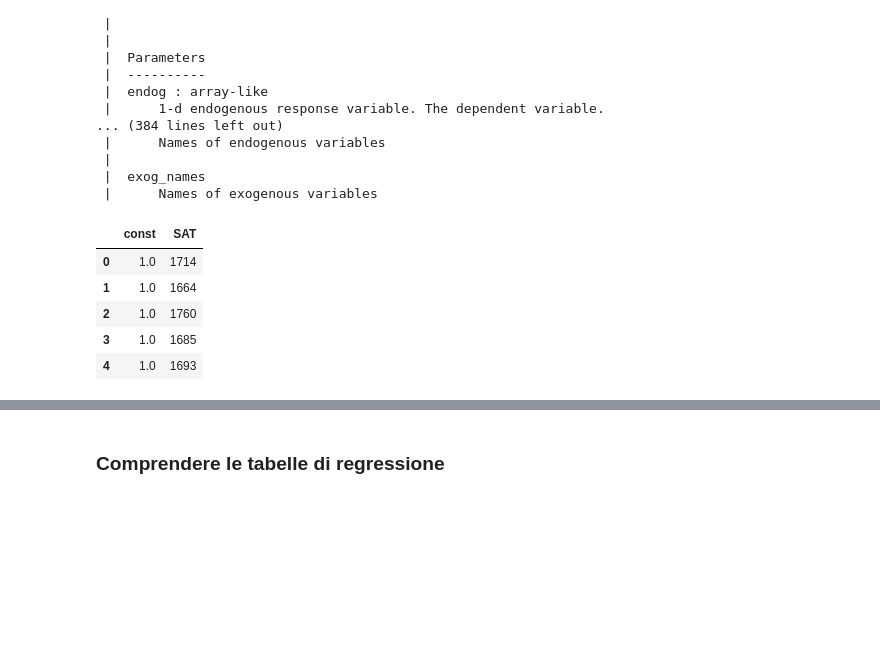
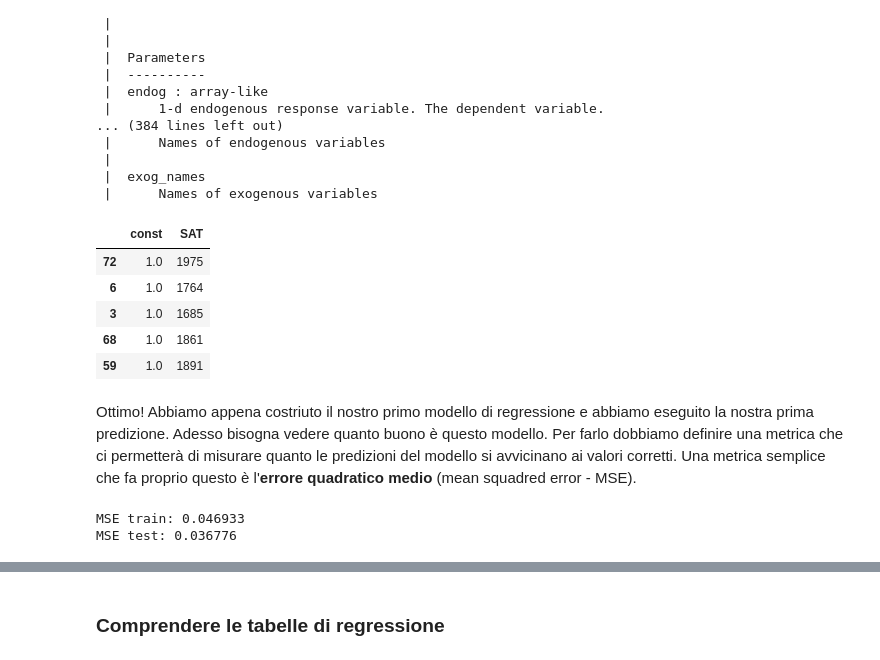
Before and after one commit to PietroDS/DataScience-HEP, a Jupyter notebook: Lezioni/Lezione 3.A - Regressione.ipynb, the cells around one changed output, grey strips where cells are left out. Cells and saved outputs as stored; diff of their text form; code cells hidden in the pictures; blank space fills up the shorter version.

```diff
--- a/Lezioni/Lezione 3.A - Regressione.ipynb
+++ b/Lezioni/Lezione 3.A - Regressione.ipynb
@@ -109,0 +116,3 @@ plt.show()
+# %%
+from sklearn.model_selection import train_test_split
+X_train, X_test, Y_train, Y_test = train_test_split(x1, y, test_size=0.3, random_state=0)
@@ -131,12 +145,12 @@ class OLS(WLS)
  |      Names of exogenous variables
 # %%
 # Add a constant. Essentially, we are adding a new column (equal in lenght to x), which consists only of 1s
-x = sm.add_constant(x1)
+x = sm.add_constant(X_train)
 x.head()
 # %% [output]
 |  | const | SAT |
-| 0 | 1.0 | 1714 |
-| 1 | 1.0 | 1664 |
-| 2 | 1.0 | 1760 |
+| 72 | 1.0 | 1975 |
+| 6 | 1.0 | 1764 |
 | 3 | 1.0 | 1685 |
-| 4 | 1.0 | 1693 |
+| 68 | 1.0 | 1861 |
+| 59 | 1.0 | 1891 |
@@ -142,0 +162,12 @@ x.head()
+# %% [markdown]
+Ottimo! Abbiamo appena costriuto il nostro primo modello di regressione e abbiamo eseguito la nostra prima predizione. Adesso bisogna vedere quanto buono è questo modello.
+Per farlo dobbiamo definire una metrica che ci permetterà di misurare quanto le predizioni del modello si avvicinano ai valori corretti.
+Una metrica semplice che fa proprio questo è l'**errore quadratico medio** (mean squadred error - MSE).
+# %%
+from sklearn.metrics import mean_squared_error
+
+print("MSE train: %f" % mean_squared_error(Y_train, Y_pred_train))
+print("MSE test: %f" % mean_squared_error(Y_test, Y_pred_test))
+# %% [output]
+MSE train: 0.046933
+MSE test: 0.036776
```
Also changed, not shown: parts of 26 cells of this notebook.
